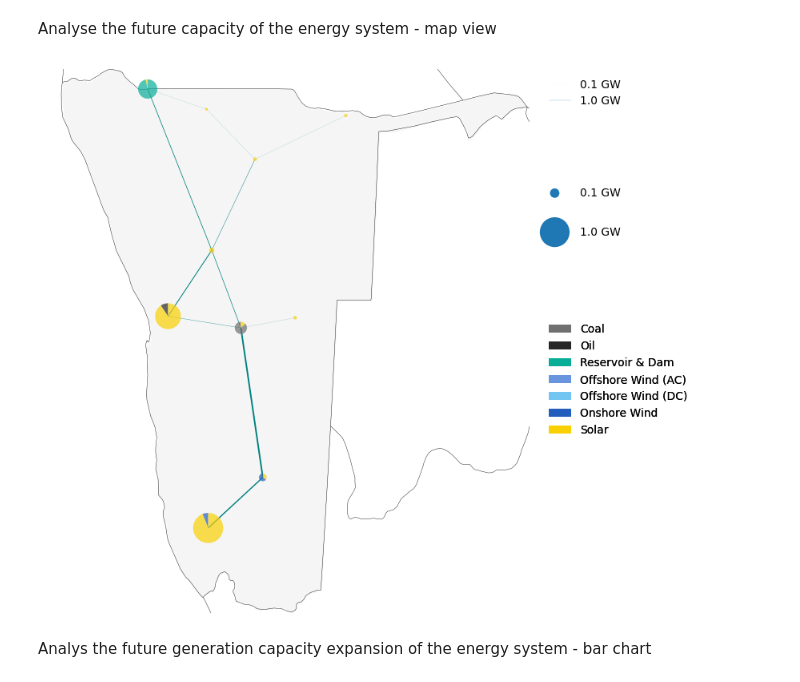
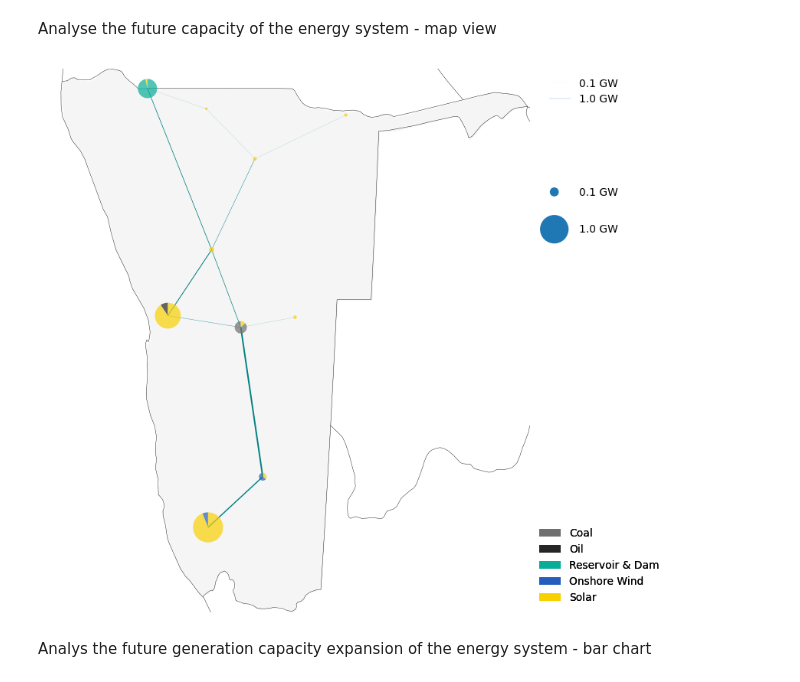
Before and after one commit to pypsa-meets-earth/documentation, a Jupyter notebook: notebooks/network_analysis.ipynb, the cells around one changed output. Drawn from its saved outputs; the diff is of its cells as text; code cells hidden in the pictures.

Commit message:
update future capacity plot to prevent NaN values

```diff
--- a/notebooks/network_analysis.ipynb
+++ b/notebooks/network_analysis.ipynb
@@ -451,37 +451,42 @@ add_legend_circles(
     legend_kw=legend_circles_dict,
 )
 
 # --- Create patch legend for carriers (unique nice_name, non-zero capacity) ---
 colors_legend = []
 labels_legend = []
 seen = set()
+
+# Set a custom threshold here (e.g. 50 MW).
+# Any carrier with less total capacity than this will NOT appear in the legend.
+min_capacity_threshold = 50
+
 for c in n.carriers.index:
     name = n.carriers.loc[c, 'nice_name']
     color = n.carriers.loc[c, 'color']
 
     # Sum capacity over all buses for this carrier
     if c in buses.index.get_level_values('carrier'):
         val_total = buses.xs(c, level='carrier').sum()
     else:
         val_total = 0
 
-    if name not in seen and val_total > 0:
+    # Only add to legend if capacity is ABOVE the threshold
+    if name not in seen and val_total > min_capacity_threshold:
         seen.add(name)
         colors_legend.append(color)
         labels_legend.append(name)
 
-# Patch legend (Bottom)
 add_legend_patches(
     ax,
     colors_legend,
     labels_legend,
-    legend_kw={"bbox_to_anchor": (1.02, 0.55), **legend_kwargs}, # Changed 0.65 to 0.55
+    legend_kw={"bbox_to_anchor": (1, 0), **legend_kwargs, "loc": "lower left"},
 )
 
 fig.tight_layout()
 warnings.simplefilter(action="default", category=UserWarning)
 # %% [output]
-[figure, old version]
+[figure, new version]
 # %% [markdown]
 Analys the future generation capacity expansion of the energy system - bar chart
 # %%
```
